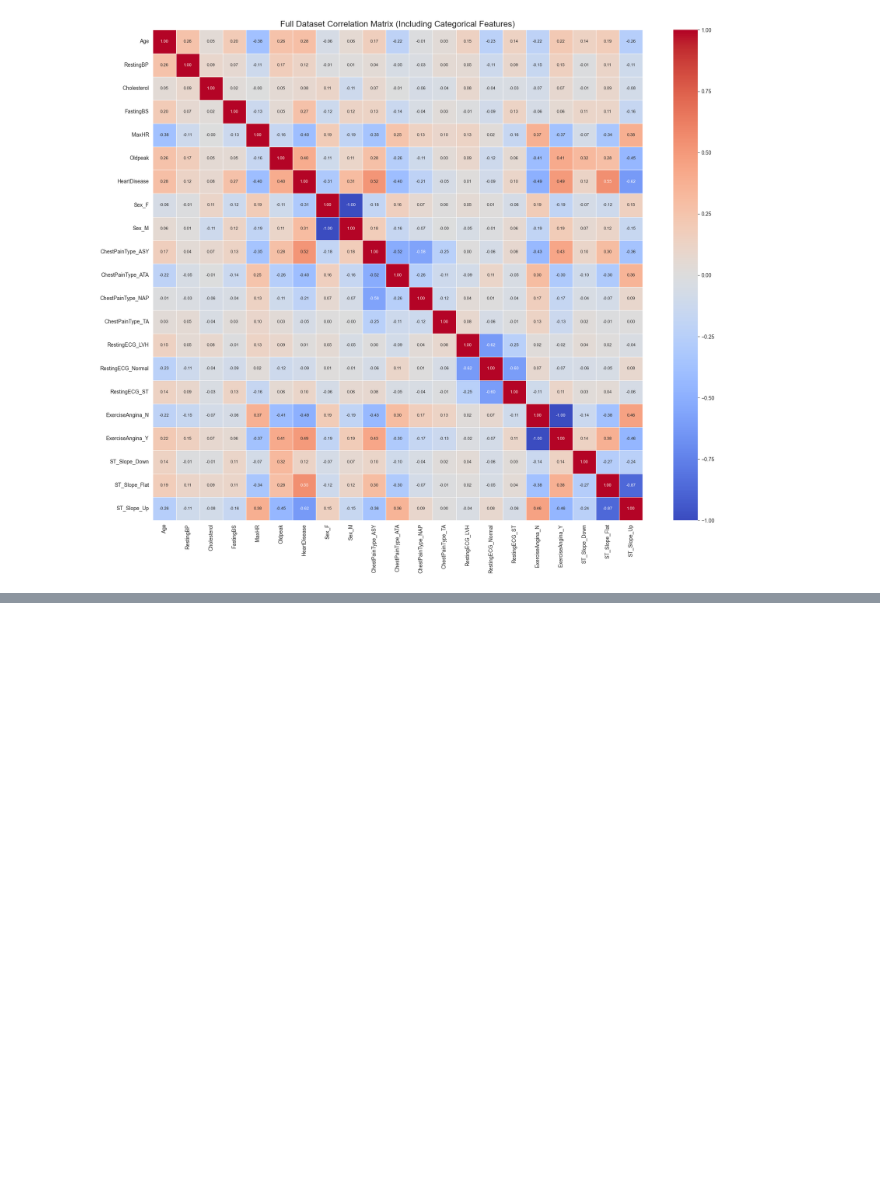
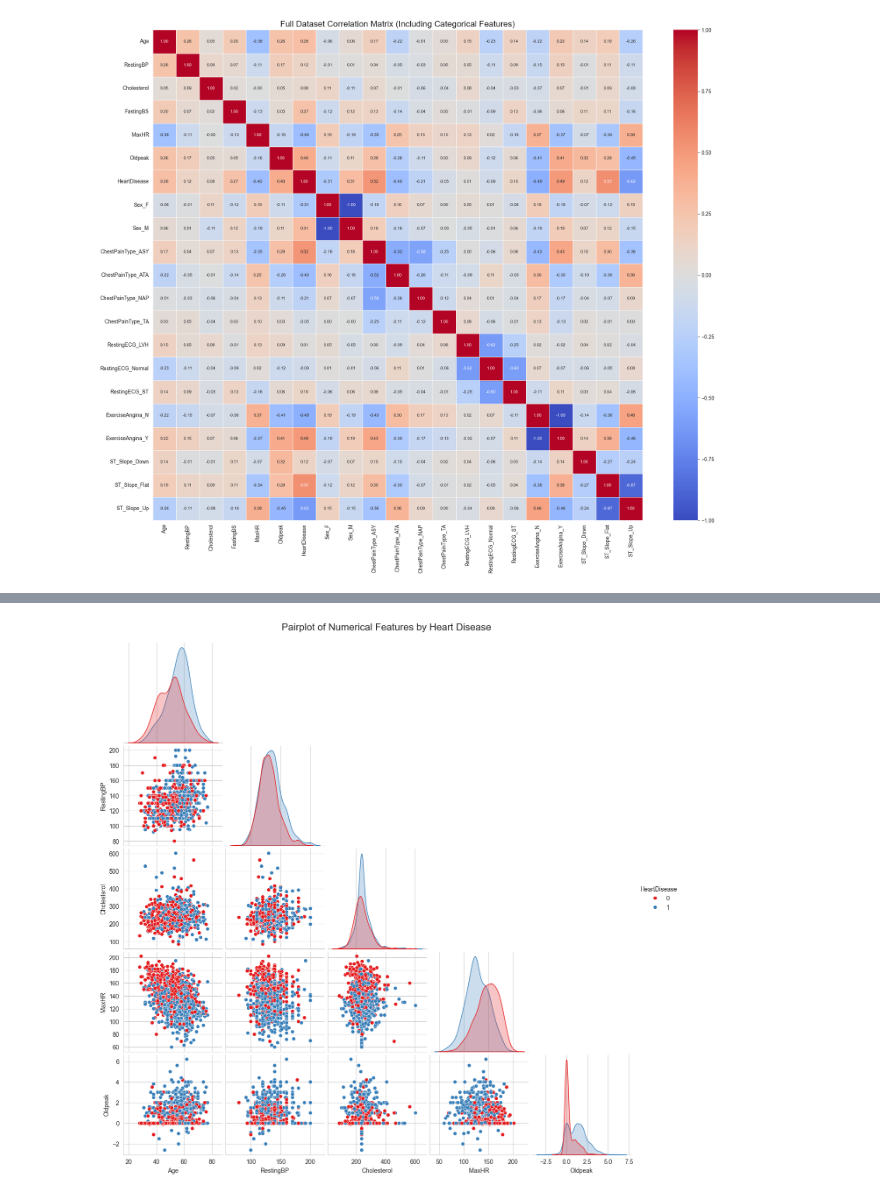
Before and after one commit to Team-JAZL/Vitalsights-DM, a Jupyter notebook: setup_EDA.ipynb, the cells around one changed output, grey strips where cells are left out. Drawn from its saved outputs; the diff is of its cells as text; code cells hidden in the pictures; blank space fills up the shorter version.

Commit message:
FEAT: Add pair plot to EDA

```diff
--- a/setup_EDA.ipynb
+++ b/setup_EDA.ipynb
@@ -523,0 +527,13 @@ plt.show()
+# %%
+# Pair Plot for numerical features colored by HeartDisease
+
+import seaborn as sns
+import matplotlib.pyplot as plt
+
+# Drop FastingBS from the pairplot since it's a binary feature
+pairplot_cols = df.select_dtypes(include=["int64", "float64"]).columns.drop(["FastingBS"])
+sns.pairplot(data=df[pairplot_cols], hue="HeartDisease", palette="Set1", corner=True, diag_kind="kde")
+plt.suptitle("Pairplot of Numerical Features by Heart Disease", y=1.02, fontsize=16)
+plt.show()
+# %% [output]
+[figure, added]
```
Also changed, not shown: parts of 3 cells of this notebook.
